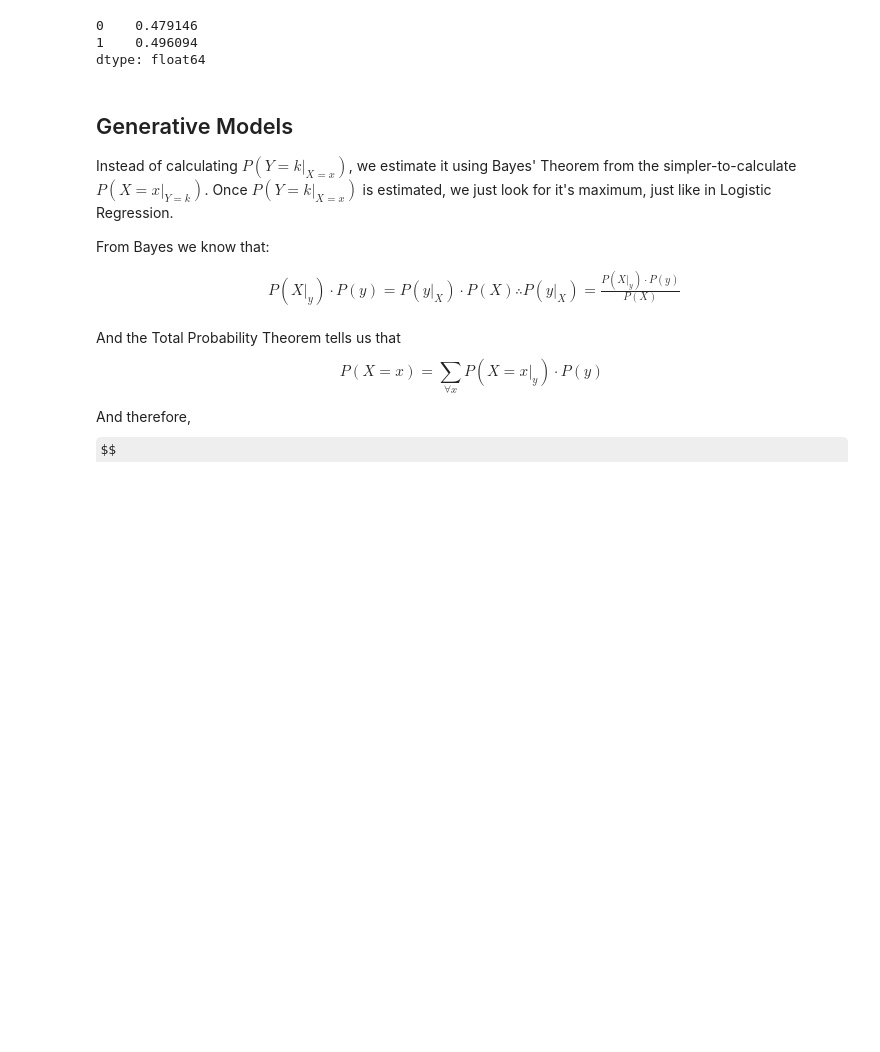
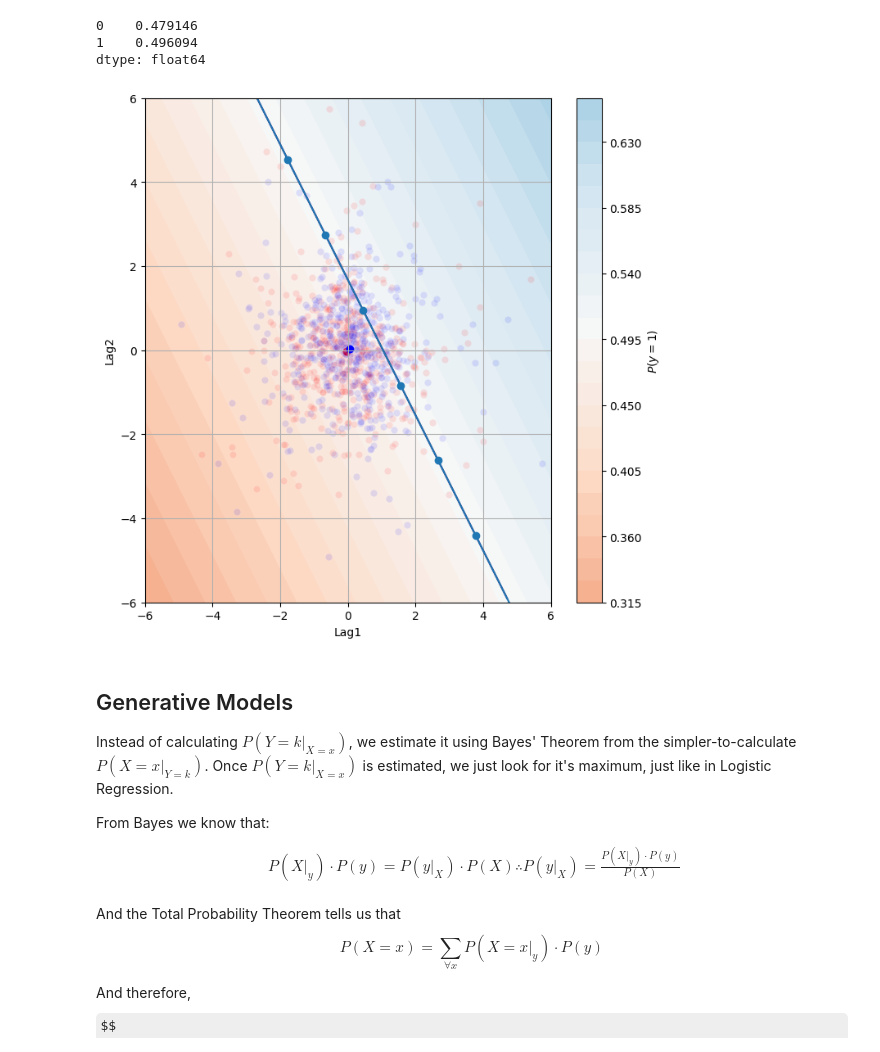
Before and after one commit to FDrico/statistical_learning, a Jupyter notebook: notebooks/Ch04-classification-lab.ipynb, the cells around one changed output. Drawn from its saved outputs; the diff is of its cells as text; code cells hidden in the pictures; some formulas as TeX source; blank space fills up the shorter version.

```diff
--- a/notebooks/Ch04-classification-lab.ipynb
+++ b/notebooks/Ch04-classification-lab.ipynb
@@ -496,6 +515,65 @@ results.predict(newX)
 0    0.479146
 1    0.496094
 dtype: float64
+# %%
+from matplotlib.pyplot import subplots
+from sklearn.inspection import DecisionBoundaryDisplay
+
+fig, ax = subplots(figsize=(8, 8))
+
+complete_train_set = X_train.copy()
+complete_train_set['result'] = y_train
+
+# Lets make the grid!
+xx, yy = np.mgrid[-6:6:.01, -6:6:.01]
+grid = np.c_[xx.ravel(), yy.ravel()]
+# Predict outcome for every single point in the mesh
+probs = clf.predict_proba(grid)[:, 1].reshape(xx.shape)
+# Plot the results for all points in the grid
+contour = ax.contourf(xx, yy, 1-probs, 25, cmap="RdBu",
+                      vmin=0, vmax=1)
+ax_c = fig.colorbar(contour)
+ax_c.set_label("$P(y = 1)$")
+#ax_c.set_ticks([0, .25, .5, .75, 1])
+
+ax.scatter(complete_train_set[complete_train_set['result']==True]['Lag1'],
+           complete_train_set[complete_train_set['result']==True]['Lag2'],
+           color='r', alpha=0.1, edgecolor="white")
+ax.scatter(complete_train_set[complete_train_set['result']==True]['Lag1'].mean(),
+           complete_train_set[complete_train_set['result']==True]['Lag2'].mean(),
+           color='r')
+ax.scatter(complete_train_set[complete_train_set['result']==False]['Lag1'],
+           complete_train_set[complete_train_set['result']==False]['Lag2'],
+           color='b', alpha=0.1, edgecolor="white",)
+ax.scatter(complete_train_set[complete_train_set['result']==False]['Lag1'].mean(),
+           complete_train_set[complete_train_set['result']==False]['Lag2'].mean(),
+           color='b')
+
+
+DecisionBoundaryDisplay.from_estimator(
+        clf,
+        X[['Lag1','Lag2']],
+        response_method="predict_proba",
+        plot_method="contour",
+        ax=ax,
+        alpha=1.0,
+        levels=[0.5]
+    )
+
+# The decision boundary, as calculated from
+# coeff_ \cdot x + intercept = 0
+# coeff and intercept are general for any method.
+x_lag1_axis = np.linspace(-4,6,10)
+ax.plot(x_lag1_axis,-clf.coef_[0][0]/clf.coef_[0][1]*x_lag1_axis - clf.intercept_/clf.coef_[0][1], marker='o')
+# Both the decision boundary and the handcrafted line provide the same result.
+
+
+ax.set_xlim([-6,6])
+ax.set_ylim([-6,6])
+
+ax.grid(True)
+# %% [output]
+[figure, added]
 # %% [markdown]
 ## Generative Models
 
```
Also changed, not shown: parts of 41 cells of this notebook, 1 other file.
